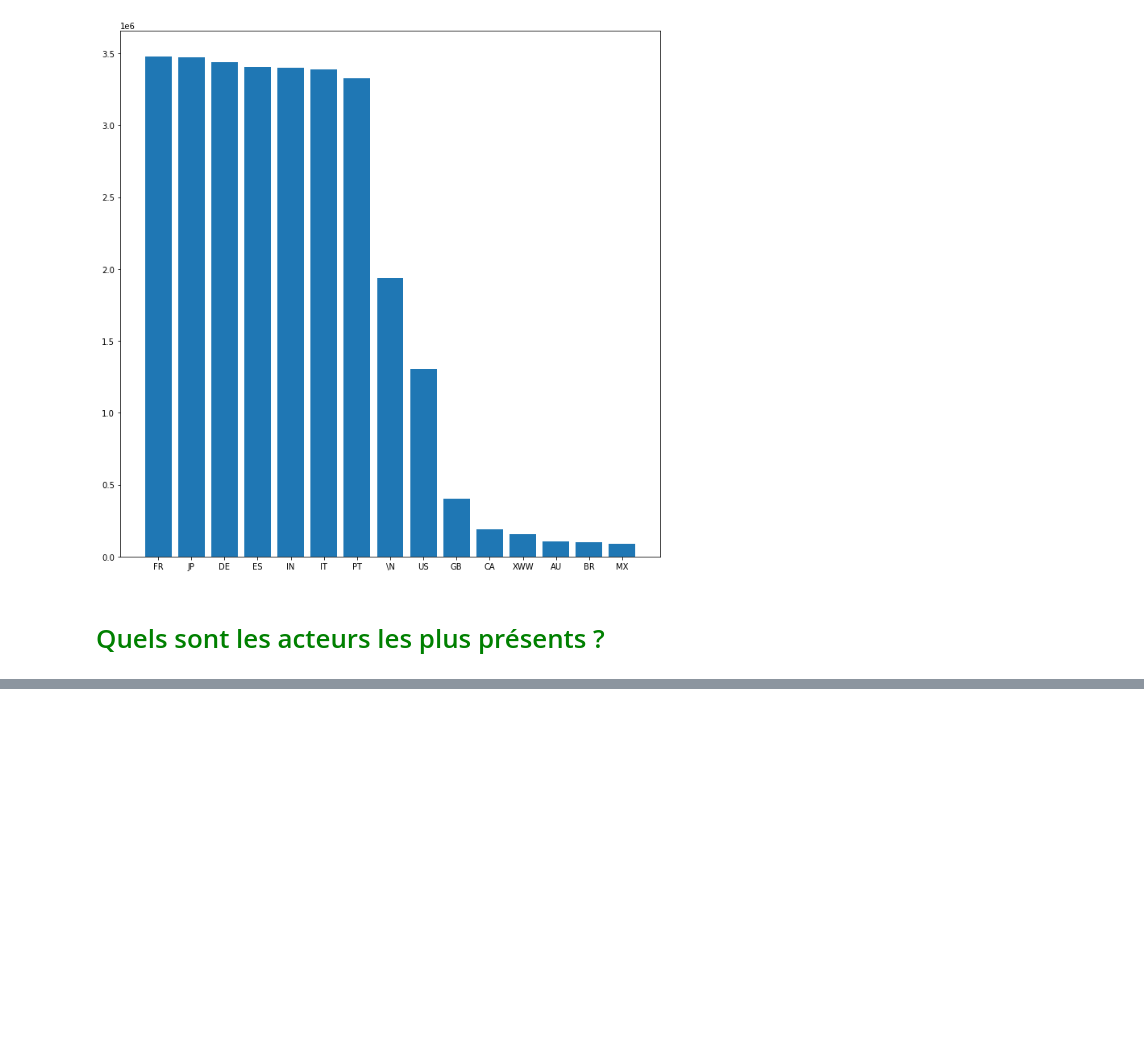
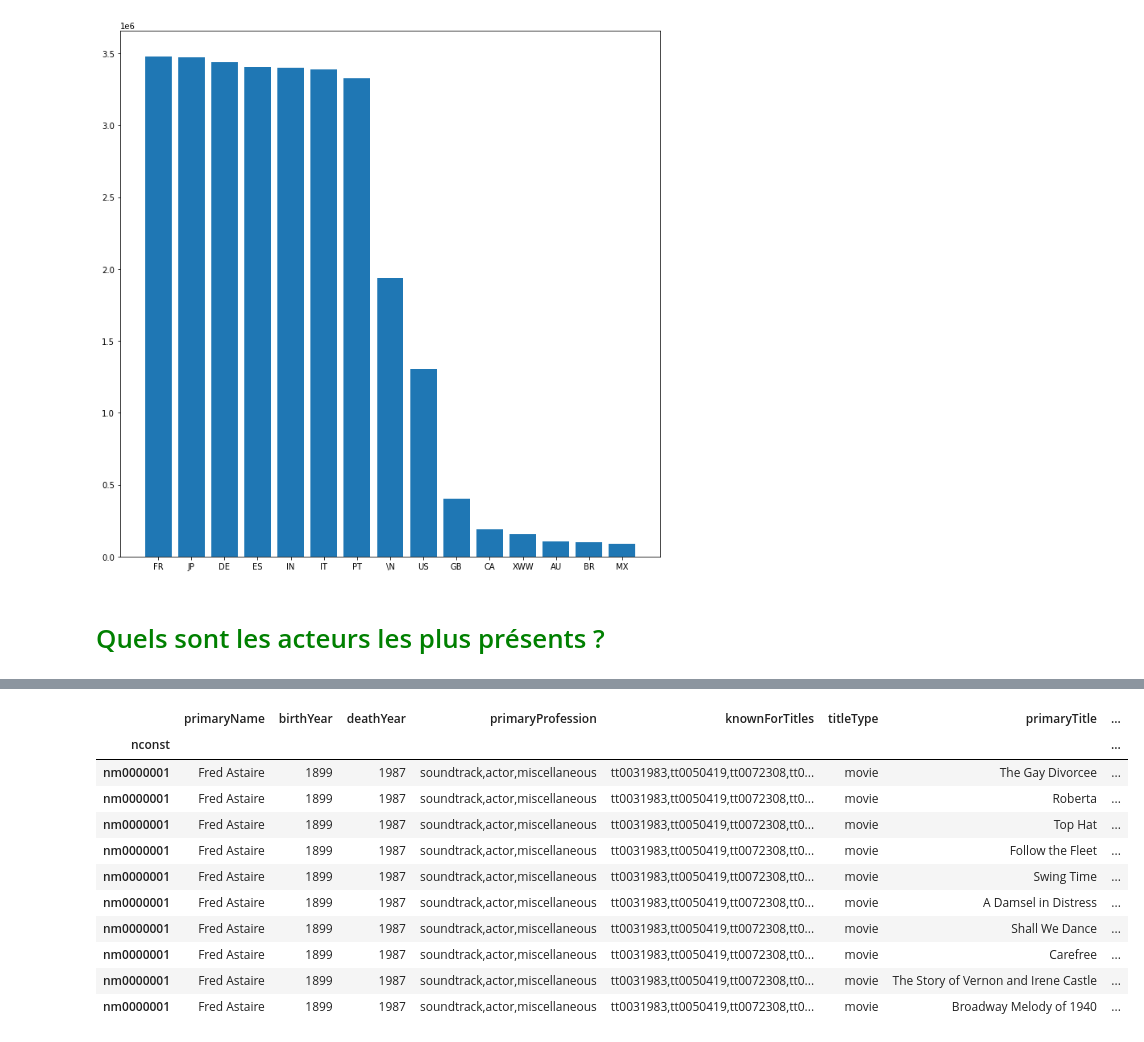
Before and after one commit to BerengerQueune/ABC-Data, a Jupyter notebook: Bérenger/Code.ipynb, the cells around one changed output, grey strips where cells are left out. Drawn from its saved outputs; the diff is of its cells as text; code cells hidden in the pictures; blank space fills up the shorter version.

```diff
--- a/Bérenger/Code.ipynb
+++ b/Bérenger/Code.ipynb
@@ -438,0 +354,9 @@ principals_df2
+# %%
+# Quels sont les acteurs les plus présents ?
+# étape 2 : set index puis merge
+# set index on tconst for basics and principal table
+basics_df2 = basics_df.set_index('tconst')
+principals_df8 = principals_df7.set_index('tconst')
+# Merge de la table principals et basics afin de filtrer uniquement sur les movies et les shorts
+merge_basics_principals = pd.merge(basics_df2, principals_df8, how='inner', left_index=True, right_index=True)
+merge_basics_principals
@@ -438,0 +376,34 @@ principals_df2
+# %%
+# Quels sont les acteurs les plus présents ?
+# étape 3 : Nettoyage pour garder uniquement les titleType movie et short
+merge_basics_principals2 = merge_basics_principals[(merge_basics_principals['titleType'] == 'movie') | (merge_basics_principals['titleType'] == 'short')]
+merge_basics_principals2.reset_index()
+# %%
+# Quels sont les acteurs les plus présents ?
+# étape 4 : set index puis merge
+# set index on nconst for Database name and Database merge_basics_principals2 to prepare a merge
+name_df2 = name_df.set_index('nconst')
+merge_basics_principals3 = merge_basics_principals2.set_index('nconst')
+# merge to link first name with nconst
+merge_basics_principals4 = pd.merge(name_df2, merge_basics_principals3, how='inner', left_index=True, right_index=True)
+merge_basics_principals4.head(5)
+# %%
+# Quels sont les acteurs les plus présents ?
+# étape 5 : Nettoyage pour retirer les oeuvres très courtes comme les cartoons de quelques minutes pour lesquelles les acteurs font seulement les voix
+merge_basics_principals5 = merge_basics_principals4[merge_basics_principals4['runtimeMinutes'] != '\\N']
+merge_basics_principals6 = merge_basics_principals5.astype({"runtimeMinutes": int})
+merge_basics_principals7 = merge_basics_principals6[merge_basics_principals6['runtimeMinutes'] > 20]
+merge_basics_principals7.head(10)
+# %% [output]
+|  | primaryName | birthYear | deathYear | primaryProfession | knownForTitles | titleType | primaryTitle | ... |
+| nconst |  |  |  |  |  |  |  | ... |
+| nm0000001 | Fred Astaire | 1899 | 1987 | soundtrack,actor,miscellaneous | tt0031983,tt0050419,tt0072308,tt0... | movie | The Gay Divorcee | ... |
+| nm0000001 | Fred Astaire | 1899 | 1987 | soundtrack,actor,miscellaneous | tt0031983,tt0050419,tt0072308,tt0... | movie | Roberta | ... |
+| nm0000001 | Fred Astaire | 1899 | 1987 | soundtrack,actor,miscellaneous | tt0031983,tt0050419,tt0072308,tt0... | movie | Top Hat | ... |
+| nm0000001 | Fred Astaire | 1899 | 1987 | soundtrack,actor,miscellaneous | tt0031983,tt0050419,tt0072308,tt0... | movie | Follow the Fleet | ... |
+| nm0000001 | Fred Astaire | 1899 | 1987 | soundtrack,actor,miscellaneous | tt0031983,tt0050419,tt0072308,tt0... | movie | Swing Time | ... |
+| nm0000001 | Fred Astaire | 1899 | 1987 | soundtrack,actor,miscellaneous | tt0031983,tt0050419,tt0072308,tt0... | movie | A Damsel in Distress | ... |
+| nm0000001 | Fred Astaire | 1899 | 1987 | soundtrack,actor,miscellaneous | tt0031983,tt0050419,tt0072308,tt0... | movie | Shall We Dance | ... |
+| nm0000001 | Fred Astaire | 1899 | 1987 | soundtrack,actor,miscellaneous | tt0031983,tt0050419,tt0072308,tt0... | movie | Carefree | ... |
+| nm0000001 | Fred Astaire | 1899 | 1987 | soundtrack,actor,miscellaneous | tt0031983,tt0050419,tt0072308,tt0... | movie | The Story of Vernon and Irene Castle | ... |
+| nm0000001 | Fred Astaire | 1899 | 1987 | soundtrack,actor,miscellaneous | tt0031983,tt0050419,tt0072308,tt0... | movie | Broadway Melody of 1940 | ... |
```
Also changed, not shown: parts of 21 cells of this notebook.
